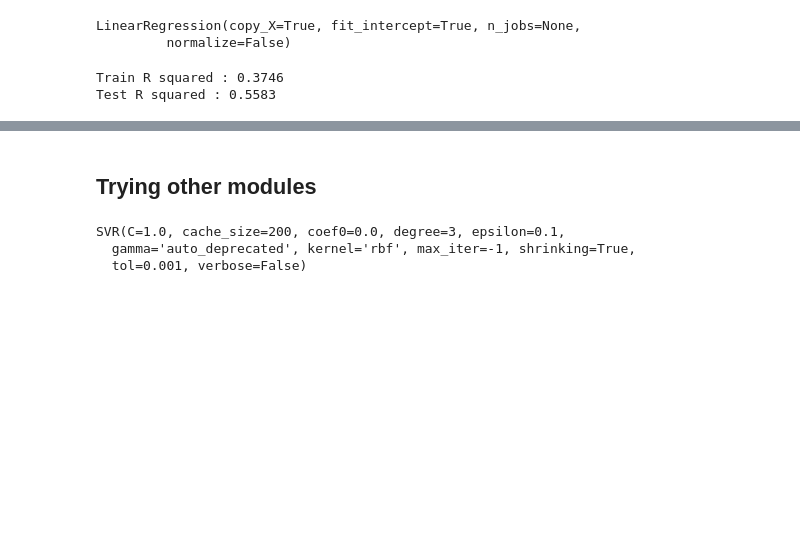
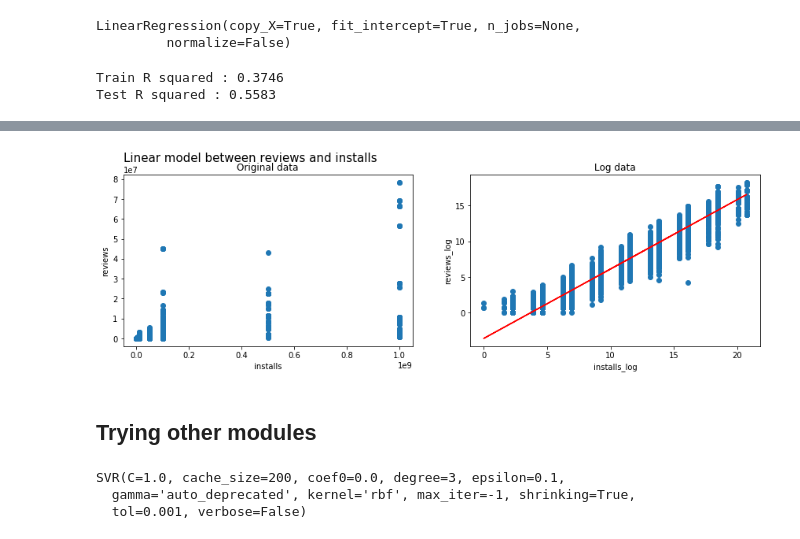
Before and after one commit to mihaighidoveanu/data-science-lab, a Jupyter notebook: AndroidScience.ipynb, the cells around one changed output, grey strips where cells are left out. Drawn from its saved outputs; the diff is of its cells as text; code cells hidden in the pictures; blank space fills up the shorter version.

```diff
--- a/AndroidScience.ipynb
+++ b/AndroidScience.ipynb
@@ -173,8 +288,8 @@ fig.subplots_adjust(right = 2);
 # A linear model
 # %%
 # we use .values because the ML models work with numpy arrays, not pandas dataframes
-Y = dfn['Reviews'].values
-X = dfn[['Installs']].values
+Y = dfn['reviews'].values
+X = dfn[['installs']].values
 # %%
 # In some cases we may need to scale data. There are many types of scallers in the preprocessing module.
 # Here is an example
@@ -210,18 +330,20 @@ print('Test R squared : %.4f' % lr.score(x_test,y_test))
 # %%
 dfn.columns
 fig, (ax1, ax2) = plt.subplots(nrows = 1, ncols = 2);
-fig.suptitle('Linear model between Reviews and Installs', fontsize = 15)
+fig.suptitle('Linear model between reviews and installs', fontsize = 15)
 fig.subplots_adjust(right = 2)
 ax1.set_title('Original data')
 ax1.scatter(X, Y);
-ax1.set_xlabel('Installs');
-ax1.set_ylabel('Reviews');
+ax1.set_xlabel('installs');
+ax1.set_ylabel('reviews');
 ax2.set_title('Log data')
 ax2.scatter(X_log[:,0], Y_log);
-ax2.set_xlabel('Installs_log')
-ax2.set_ylabel('Reviews_log');
+ax2.set_xlabel('installs_log')
+ax2.set_ylabel('reviews_log');
 y_pred = lr.predict(X_log)
 ax2.plot(X_log[:,0], y_pred, c = 'red');
+# %% [output]
+[figure, added]
 # %% [markdown]
 ## Trying other modules
 # %%
```
Also changed, not shown: parts of 25 cells of this notebook.
